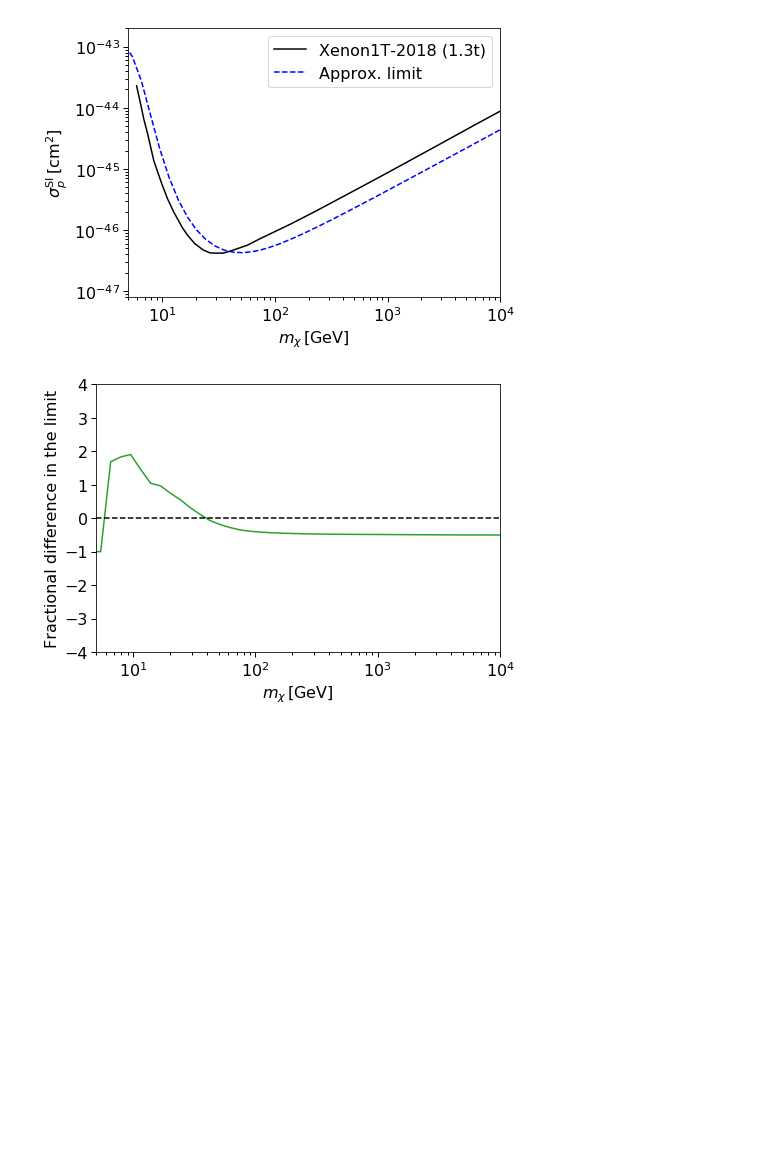
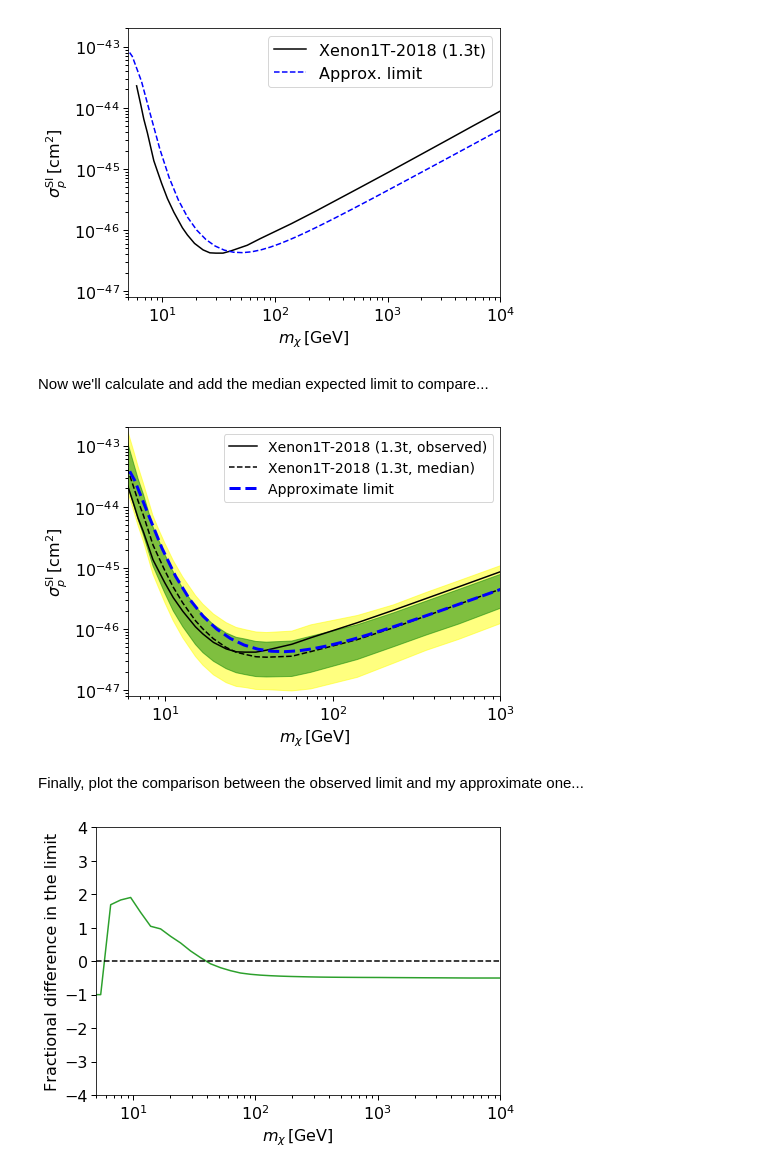
Before and after one commit to bradkav/Xenon1T-2018, a Jupyter notebook: Xenon1T-limit.ipynb, the cells around one changed output. Saved outputs shown, nothing was run; the diff lists cells and outputs as text; code cells hidden in the pictures; blank space fills up the shorter version.

Commit message:
Updated to compare with median limit

```diff
--- a/Xenon1T-limit.ipynb
+++ b/Xenon1T-limit.ipynb
@@ -58,7 +58,7 @@ exp_900kg = 900.0*exp_time #kg.days
 # %% [markdown]
 **Recoil efficiency**
 # %%
-eff_data = np.loadtxt("Efficiency.txt")
+eff_data = np.loadtxt("data_files/Efficiency.txt")
 efficiency = interp1d(eff_data[:,0], eff_data[:,1], bounds_error=False, fill_value=0.0)
 
 plt.figure()
@@ -132,7 +132,7 @@ def Nevents(m_x, sigma_p):
 # %%
 sig0 = 1e-46
 
-m_list = np.logspace(0, 4)
+m_list = np.sort(np.append(1e3,np.logspace(0, 4)))
 Nsig_list = exp_1300kg*np.asarray([Nevents(m, sig0) for m in m_list])
 # %%
 plt.figure(figsize=(7,5))
@@ -187,5 +188,52 @@ plt.savefig("plots/Limit.pdf")
 plt.show()
 # %% [output]
 [figure]
+# %% [markdown]
+Now we'll calculate and add the median expected limit to compare...
+# %%
+#This gives the observed limit divided by the median limit, so we just need to invert it!
+m2,ratio = np.loadtxt('data_files/relative_limits.txt',unpack=True)
+lim_ratio = interp1d(m2, ratio,bounds_error=False, fill_value="extrapolate")
+
+#These are the boundaries of the 1 and 2 sigma expected limits
+m,ratio = np.loadtxt('data_files/band_upper68.txt',unpack=True)
+upper68 = interp1d(m, ratio, bounds_error=False, fill_value="extrapolate")
+
+m,ratio = np.loadtxt('data_files/band_lower68.txt',unpack=True)
+lower68 = interp1d(m, ratio, bounds_error=False, fill_value="extrapolate")
+
+m,ratio = np.loadtxt('data_files/band_upper95.txt',unpack=True)
+upper95 = interp1d(m, ratio, bounds_error=False, fill_value="extrapolate")
+
+m,ratio = np.loadtxt('data_files/band_lower95.txt',unpack=True)
+lower95 = interp1d(m, ratio, bounds_error=False, fill_value="extrapolate")
+# %%
+
+median_limit = lim1/lim_ratio(m1)
+
+plt.figure(figsize=(7,5))
+
+plt.fill_between(m1, lower95(m1)*median_limit, upper95(m1)*median_limit, color='yellow', alpha=0.5)
+plt.fill_between(m1, lower68(m1)*median_limit, upper68(m1)*median_limit, color='green', alpha=0.5)
+
+plt.loglog(m1, lim1, 'k-', label="Xenon1T-2018 (1.3t, observed)")
+plt.loglog(m1, median_limit, 'k--', label="Xenon1T-2018 (1.3t, median)")
+plt.loglog(m_list, sig_UL, 'b--', label="Approximate limit", lw=3)
+
+
+plt.xlim(6, 1e3)
+plt.ylim(8e-48, 2e-43)
+
+plt.xlabel(r'$m_\chi \,[\mathrm{GeV}]$')
+plt.ylabel(r'$\sigma_p^\mathrm{SI} \,[\mathrm{cm}^2]$')
+
+plt.legend(fontsize=14)
+plt.tight_layout()
+plt.savefig("plots/Limit.pdf")
+plt.show()
+# %% [output]
+[figure, added]
+# %% [markdown]
+Finally, plot the comparison between the observed limit and my approximate one...
 # %%
 XenonLim = interp1d(m1, lim1, bounds_error=False, fill_value = 1e10)
```
Also changed, not shown: parts of 3 cells of this notebook, 14 other files.
